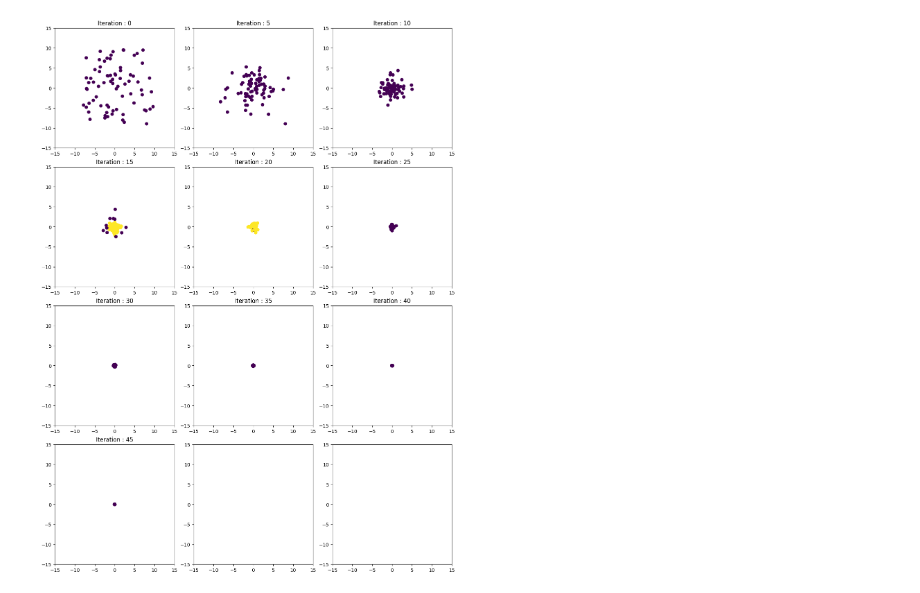
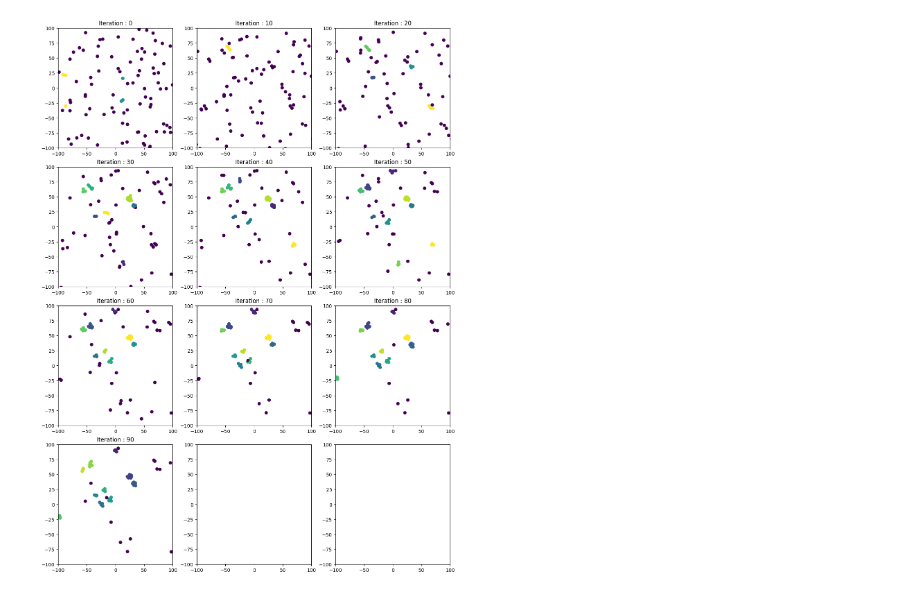
Before and after one commit to alexisuaguilaru/MetaPy, a Jupyter notebook: MetaPy/Testing/test_DifferentialEvolution.ipynb, the cells around one changed output. Cells and saved outputs as stored; diff of their text form; code cells hidden in the pictures.

```diff
--- a/MetaPy/Testing/test_DifferentialEvolution.ipynb
+++ b/MetaPy/Testing/test_DifferentialEvolution.ipynb
@@ -20,35 +47,41 @@ def exampleObjectiveFunction(X):
 # %%
-#Function to create a random individual
-def individual(lower_bound,upper_bound,dimension):
+def individual(lower_bound:float=-100,upper_bound:float=100,dimension:int=2):
+    """
+        Function to create a random individual
+        -- lower_bound : Minimum value to each individual's component
+        -- upper_bound : Maximum value to each individual's component
+        -- dimension : Individual's dimension
+    """
     def individual_inner():
-        from numpy import random , reshape
+        from numpy import random
         individual = random.default_rng().uniform(lower_bound,upper_bound,dimension)
         return individual
     return individual_inner
 # %%
-# Dimensiones = 2, 10, 20, 30, 50 or 100
+# Dimensions = 2, 10, 20, 30, 50 or 100
 # Domain [-100,100]**Dimension
-from sklearn import cluster
 
-objectiveFunction = exampleObjectiveFunction
-lower , upper = -10 , 10
+lower , upper = -100 , 100
 dimension = 2
+objectiveFunction = objectiveFunction('9',dimension)
+initializeIndividual = individual(lower,upper,dimension)
 clusteringAlgorithm = cluster.dbscan
 
-DiffEvol_Clust = DifferentialEvolution_Clustering(objectiveFunction,individual(lower,upper,dimension),clusteringAlgorithm)
-DiffEvol = DifferentialEvolution(objectiveFunction,individual(lower,upper,dimension))
+#DiffEvol = DifferentialEvolution(objectiveFunction,initializeIndividual)
+DiffEvol_Clust = DifferentialEvolution_Clustering(objectiveFunction,initializeIndividual,clusteringAlgorithm)
 # %%
-iterations = 50
-populationSize = 75
-scalingFactor = 0.9
+iterations = 100
+populationSize = 100
+scalingFactor = 0.7
 crossoverRate = 0.5
-clusteringAlgorithm_kw = {'eps':1,'min_samples':20}
+clusteringAlgorithm_kw = {'eps':5,'min_samples':3}
 
 #optimalFound , snapshots = DiffEvol(iterations,populationSize,scalingFactor,crossoverRate)
 optimalFound_clust , snapshots_clust = DiffEvol_Clust(iterations,populationSize,scalingFactor,crossoverRate,clusteringAlgorithm_kw)
 # %%
-SubPlot_kw = {'autoscale_on':False,'xbound':(-15,15),'ybound':(-15,15)}
+SubPlot_kw = {'autoscale_on':False,'xbound':(-100,100),'ybound':(-100,100)}
 
-PlottingSnapshots(snapshots_clust,5,SubPlot_kw)
+#PlottingSnapshots(snapshots,10,SubPlot_kw)
+PlottingSnapshots(snapshots_clust,10,SubPlot_kw)
 # %% [output]
-[figure, old version]
+[figure, new version]
```
Also changed, not shown: parts of 6 cells of this notebook.
